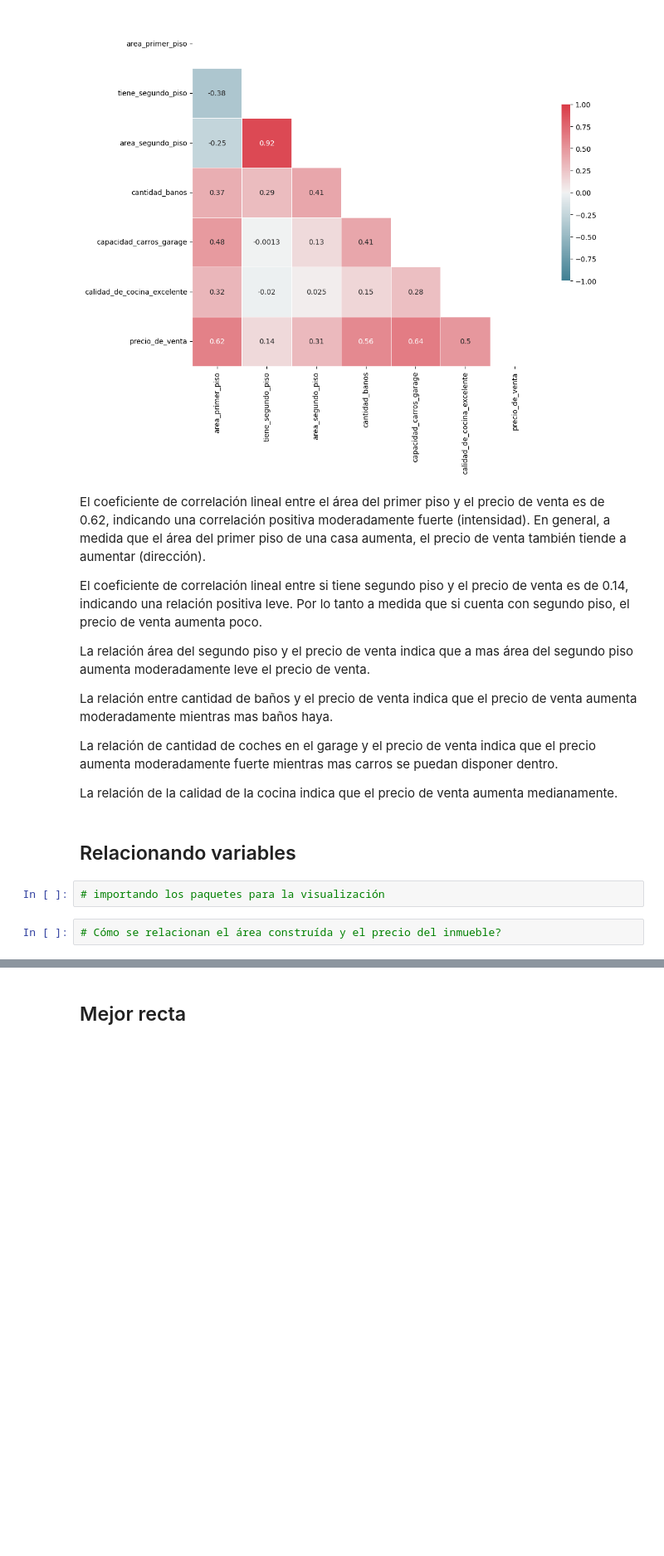
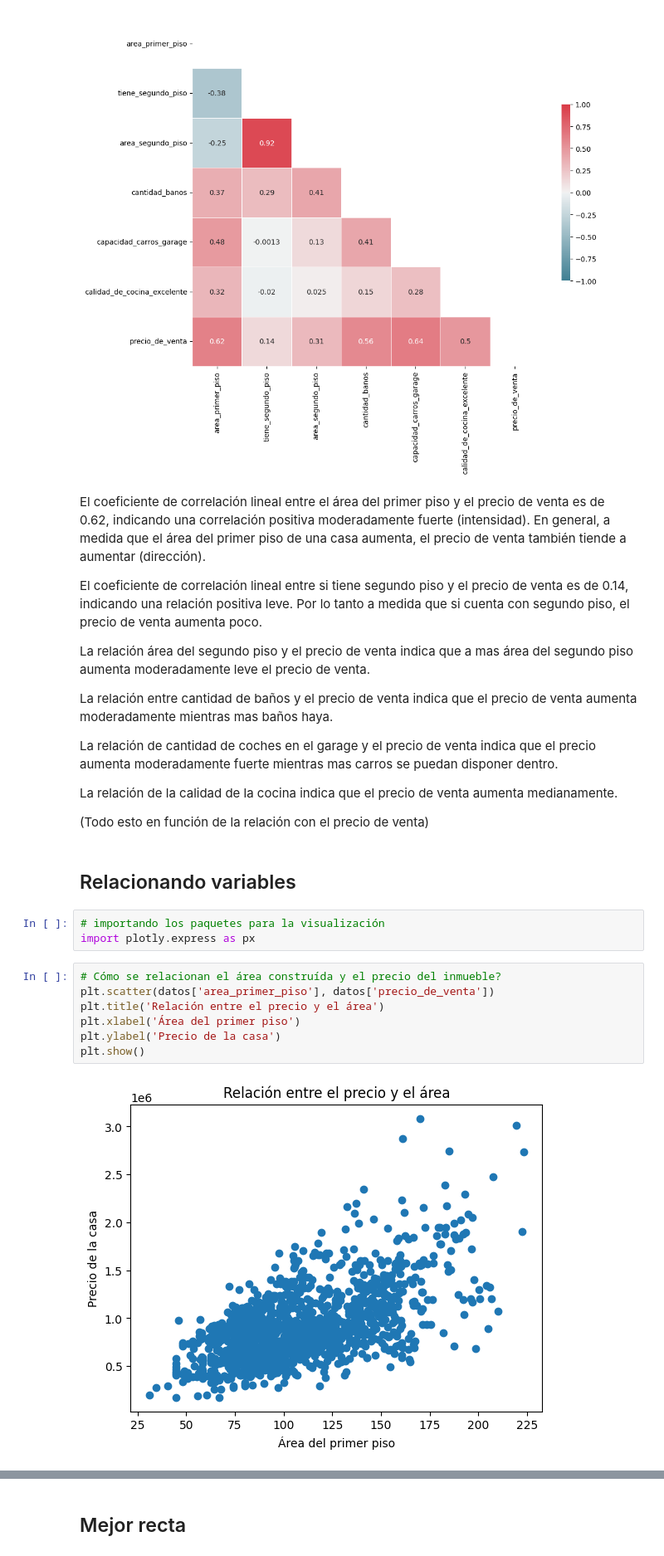
Before and after one commit to kevirui/Regresion-lineal, a Jupyter notebook: precios_de_inmuebles_regresion_lineal.ipynb, the cells around one changed output, grey strips where cells are left out. Shown at 83% size. Cells and saved outputs as stored; diff of their text form; blank space fills up the shorter version.

```diff
--- a/precios_de_inmuebles_regresion_lineal.ipynb
+++ b/precios_de_inmuebles_regresion_lineal.ipynb
@@ -128,12 +128,22 @@ La relación entre cantidad de baños y el precio de venta indica que el precio
 La relación de cantidad de coches en el garage y el precio de venta indica que el precio aumenta moderadamente fuerte mientras mas carros se puedan disponer dentro.
 
 La relación de la calidad de la cocina indica que el precio de venta aumenta medianamente.
+
+(Todo esto en función de la relación con el precio de venta)
 # %% [markdown]
 ## Relacionando variables
 # %%
 # importando los paquetes para la visualización
+import plotly.express as px
 # %%
 # Cómo se relacionan el área construída y el precio del inmueble?
+plt.scatter(datos['area_primer_piso'], datos['precio_de_venta'])
+plt.title('Relación entre el precio y el área')
+plt.xlabel('Área del primer piso')
+plt.ylabel('Precio de la casa')
+plt.show()
+# %% [output]
+[figure, added]
 # %%
 # Aparentemente mientras mayor es el área del primer piso, mayor es el precio de la casa.
 # E si quisieramos trazar una línea que nos permita describir este comportamiento?
```
Also changed, not shown: parts of 2 cells of this notebook.
